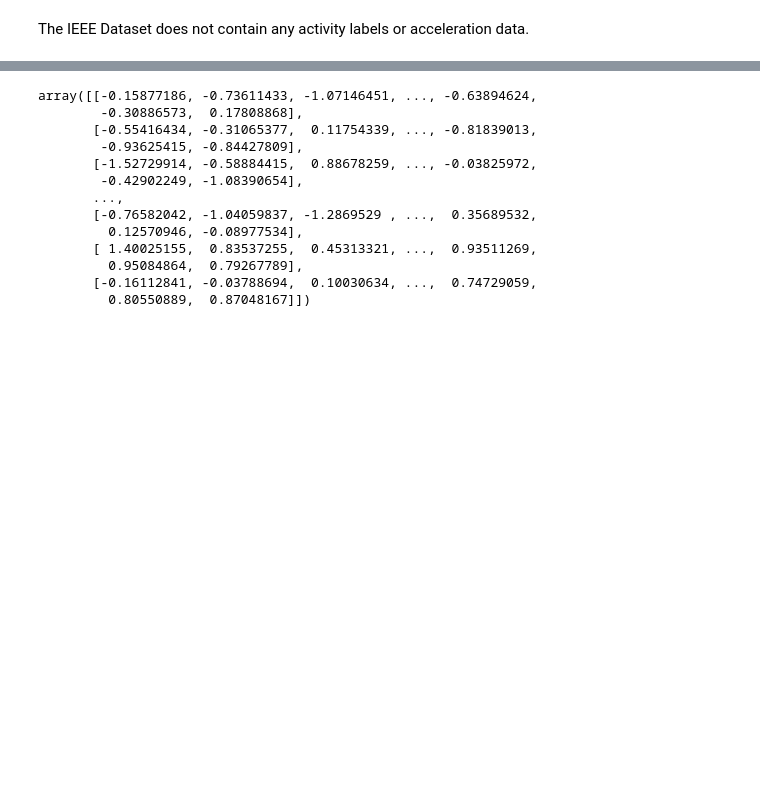
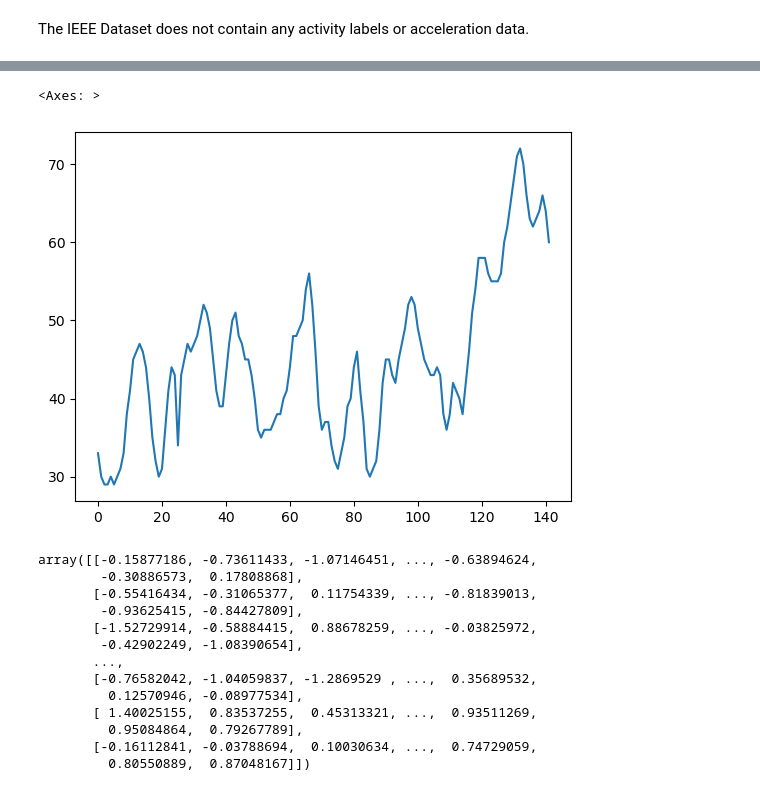
Before and after one commit to Taobyte/thesis, a Jupyter notebook: src/notebooks/dataset_exploration.ipynb, the cells around one changed output, grey strips where cells are left out. Saved outputs shown, nothing was run; the diff lists cells and outputs as text; code cells hidden in the pictures; blank space fills up the shorter version.

Commit message:
ucihar dataset done, dalia dataset done, testing function models

```diff
--- a/src/notebooks/dataset_exploration.ipynb
+++ b/src/notebooks/dataset_exploration.ipynb
@@ -342,0 +402,6 @@ data = loadmat(file_path)
+# %%
+datadir = "C:/Users/cleme/ETH/Master/Thesis/data/euler/IEEEPPG/Training_data/Training_data"
+data = loadmat(datadir + "/DATA_01_TYPE01.mat")
+hr = loadmat(datadir + "/DATA_01_TYPE01_BPMtrace.mat")
+print(data['sig'].shape[1])
+8 + 2 *( hr['BPM0'].shape[0] ) * 125
@@ -343,3 +431,8 @@ data = loadmat(file_path)
+# %%
+pd.Series(data['whole_dataset'][0][1].squeeze(1)).plot()
+# %% [output]
+<Axes: >
+[figure, added]
 # %%
 data['whole_dataset'][0][0]
 # %% [output]
```
Also changed, not shown: parts of 21 cells of this notebook, 28 other files.
